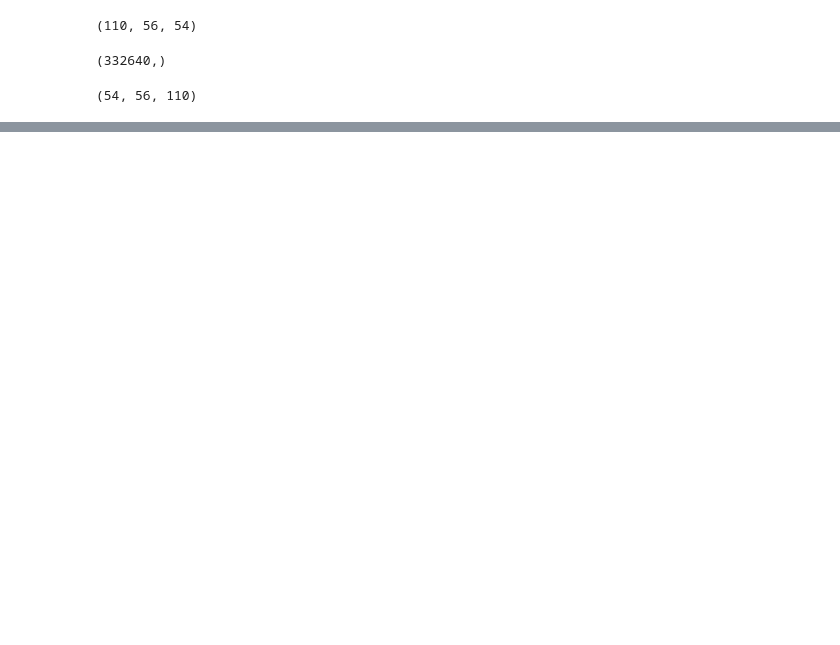
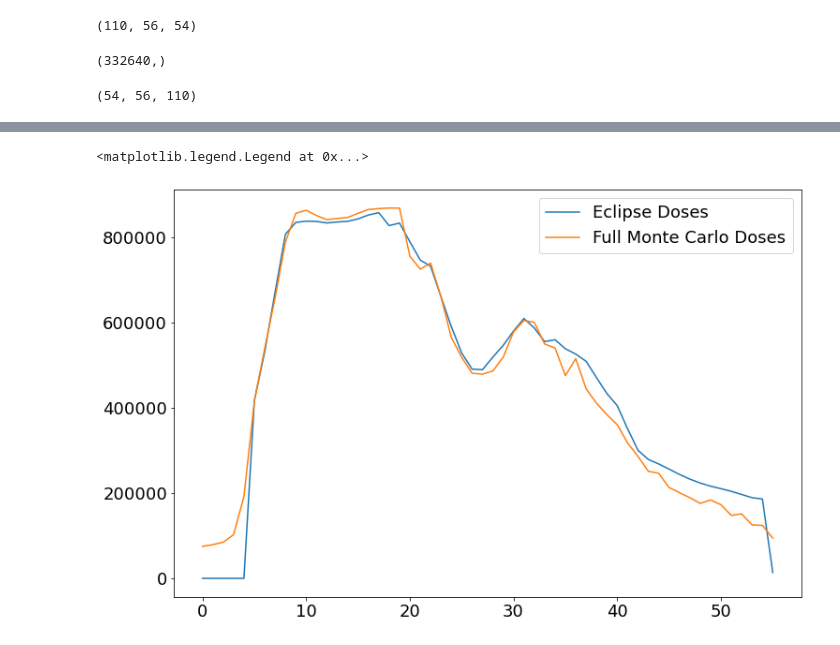
Before and after one commit to szmurlor/bdcalc, a Jupyter notebook: notebooks/Read_VTI_Doses_File.ipynb, the cells around one changed output, grey strips where cells are left out. Cells and saved outputs as stored; diff of their text form; code cells hidden in the pictures; blank space fills up the shorter version.

```diff
--- a/notebooks/Read_VTI_Doses_File.ipynb
+++ b/notebooks/Read_VTI_Doses_File.ipynb
@@ -32,0 +58,7 @@ plt.imshow(doses[33,:,:])
+# %%
+plt.plot(doses[33,:,55], label='Eclipse Doses')
+plt.plot(mcdoses[33,:,55], label='Full Monte Carlo Doses')
+plt.legend()
+# %% [output]
+<matplotlib.legend.Legend at 0x...>
+[figure, added]
```
Also changed, not shown: parts of 5 cells of this notebook.
